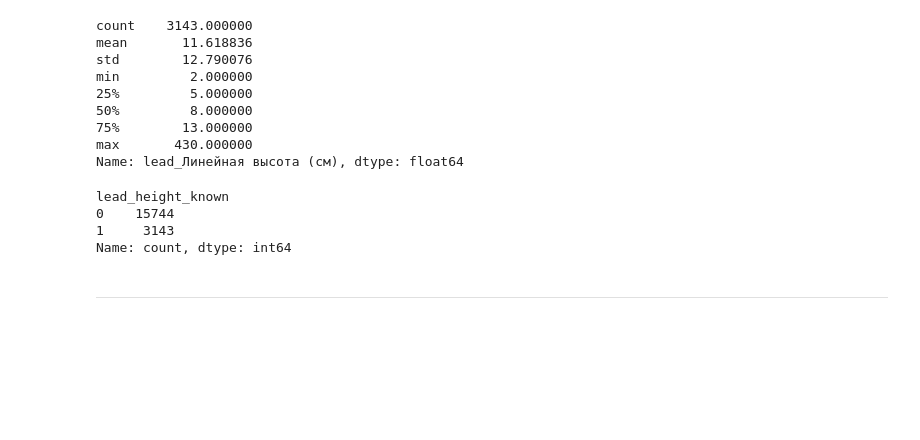
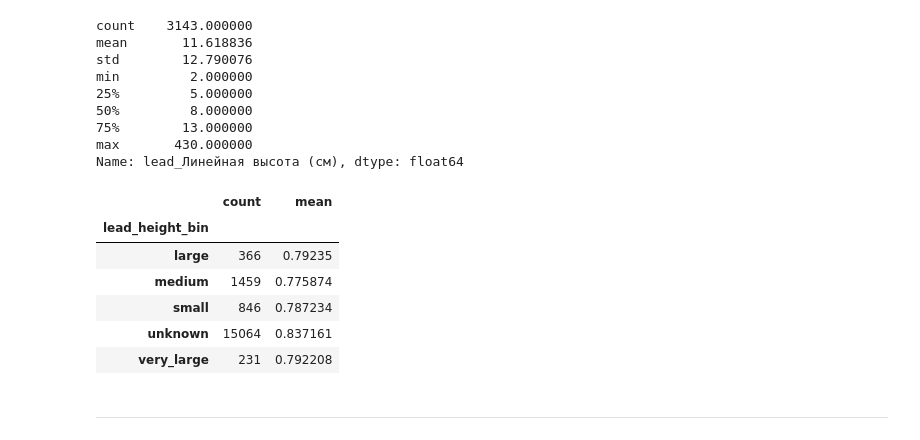
Before and after one commit to JeffRaiAlt/xakaton_mipt, a Jupyter notebook: notebooks/group_5/feature_processing_template.ipynb, the cells around one changed output. Drawn from its saved outputs; the diff is of its cells as text; code cells hidden in the pictures; blank space fills up the shorter version.

```diff
--- a/notebooks/group_5/feature_processing_template.ipynb
+++ b/notebooks/group_5/feature_processing_template.ipynb
@@ -16,0 +25,7 @@ pd.set_option('display.max_columns', None)
+# %%
+block_df = pd.read_csv(DATA_PATH, low_memory=False)
+feature_names = load_feature_names_from_txt(FEATURES_PATH)
+df = block_df[feature_names].copy()
+
+print("Block shape:", block_df.shape)
+pd.set_option('display.max_columns', None)
@@ -32,14 +35,0 @@ Name: count, dtype: int64
-# %%
-def width_category(x):
-    if pd.isna(x):
-        return "unknown"
-    elif x < 10 or x > 50:
-        return "anomaly"
-    elif x < 25:
-        return "small"
-    elif x <= 35:
-        return "normal"
-    else:
-        return "large"
-
-df["width_cat"] = df["lead_Ширина"].apply(width_category)
@@ -69,13 +97,34 @@ min         2.000000
 75%        13.000000
 max       430.000000
 Name: lead_Линейная высота (см), dtype: float64
+# %%
+# обрезаем хвост (например, до 99 перцентиля)
+
+
+
+upper = df["lead_Линейная высота (см)"].quantile(0.99)
+df["lead_height_clipped"] = df["lead_Линейная высота (см)"].clip(upper=upper)
+#df["lead_height_log"] = np.log1p(df["lead_height_clipped"])
+def height_bin(x):
+    if pd.isna(x):
+        return "unknown"
+    elif x <= 5:
+        return "small"
+    elif x <= 13:
+        return "medium"
+    elif x <= 30:
+        return "large"
+    else:
+        return "very_large"
+
+df["lead_height_bin"] = df["lead_height_clipped"].apply(height_bin)
 # %%
-df["lead_height_known"] = df["lead_Линейная высота (см)"].notna().astype(int)
-#df = df.drop(columns=["lead_Линейная высота (см)"])
+df.groupby("lead_height_bin")["buyout_flag"].agg(["count", "mean"])
+# %% [output]
+|  | count | mean |
+| lead_height_bin |  |  |
+| large | 366 | 0.79235 |
+| medium | 1459 | 0.775874 |
+| small | 846 | 0.787234 |
+| unknown | 15064 | 0.837161 |
+| very_large | 231 | 0.792208 |
-# %%
-df["lead_height_known"].value_counts()
-# %% [output]
-lead_height_known
-0    15744
-1     3143
-Name: count, dtype: int64
```
Also changed, not shown: parts of 59 cells of this notebook, 9 other files.
